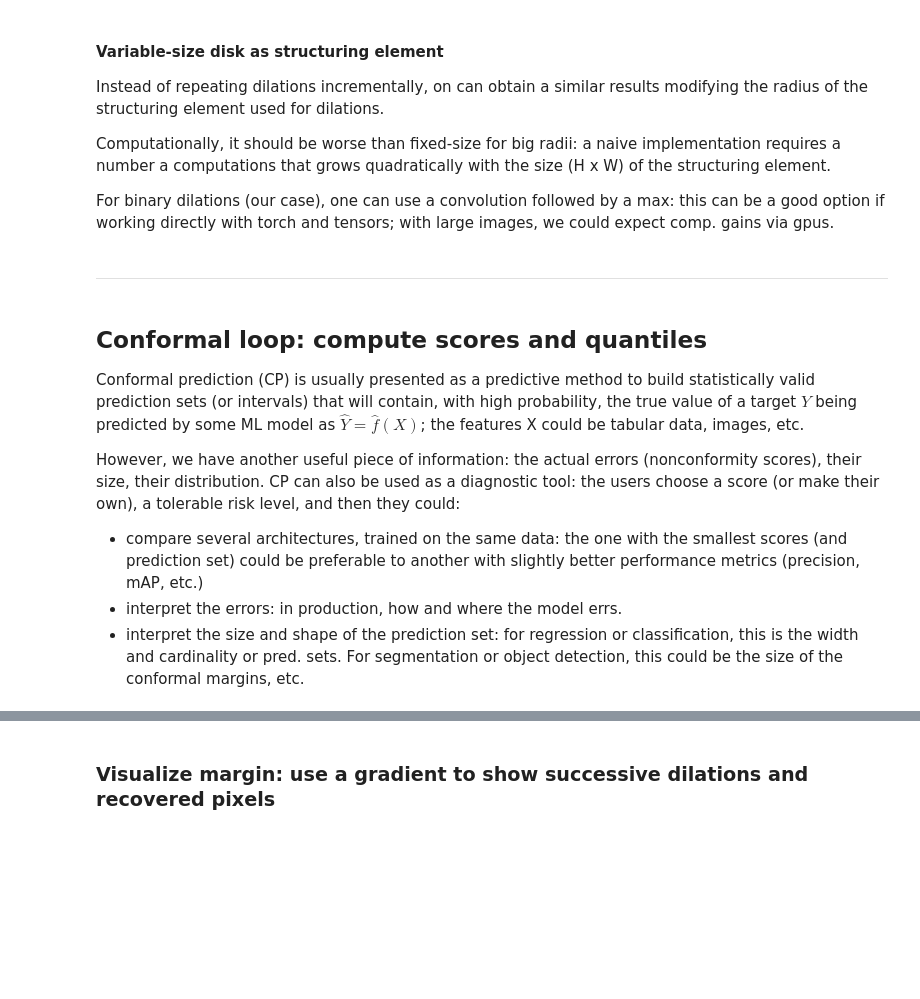
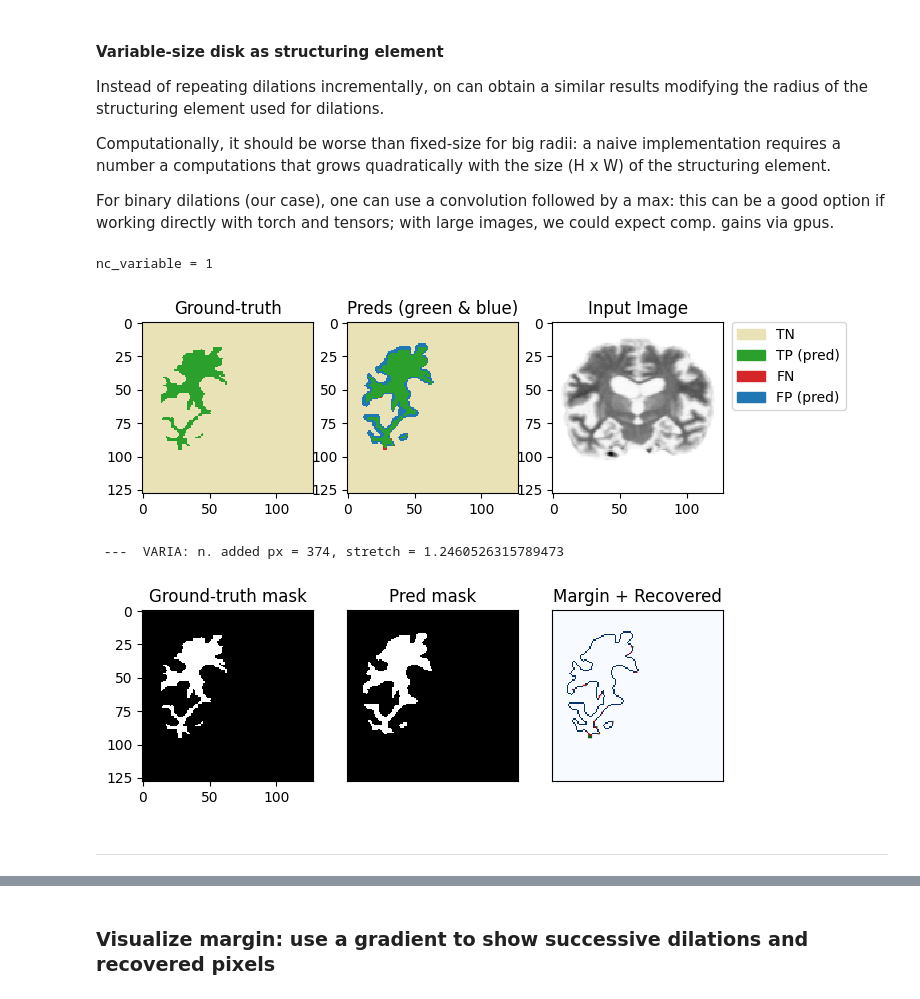
Before and after one commit to deel-ai-papers/consema, a Jupyter notebook: notebooks/n202_consema_oasis.ipynb, the cells around one changed output, grey strips where cells are left out. Cells and saved outputs as stored; diff of their text form; code cells hidden in the pictures; blank space fills up the shorter version.

```diff
--- a/notebooks/n202_consema_oasis.ipynb
+++ b/notebooks/n202_consema_oasis.ipynb
@@ -278,27 +299,27 @@ Computationally, it should be worse than fixed-size for big radii: a naive imple
 For binary dilations (our case), one can use a convolution followed by a max: this can be a good option if working directly with torch and tensors; with large images, we could expect comp. gains via gpus.
 # %%
 ## 2. Variable disk
-nc_variable, dilated_mask_variable = dilation_score_variable_disk(
+nc_variable = dilation_score_variable_disk(
     gt_mask_=bintruth[0],
     pred_mask_=binpred[0],
     se_params_=se_params,
     coverage_threshold=cov_threshold,
+)
+dilated_mask_variable = operator_dilation_disk_radius(
+    input_mask=binpred[0],
+    operator_parameter=nc_variable,
+    se_params_=se_params,
 )
 print(f"{nc_variable = }")
 visualize_false_negatives(calib_images[idx_][0], bintruth[0], dilated_mask_variable)
 
 metrics = dilation_metrics(dilated_mask_variable, binpred[0])
 print(f" ---  VARIA: n. added px = {metrics[0]}, stretch = {metrics[1]}")
 plot_margin_and_recovered(binpred[0], bintruth[0], dilated_mask_variable)
+# %% [output]
+nc_variable = 1
+[figure, added]
+ ---  VARIA: n. added px = 374, stretch = 1.2460526315789473
+[figure, added]
 # %% [markdown]
 ---
-# %% [markdown]
-## Conformal loop: compute scores and quantiles
-
-Conformal prediction (CP) is usually presented as a predictive method to build statistically valid prediction sets (or intervals) that will contain, with high probability, the true value of a target $Y$ being predicted by some ML model as $\hat{Y} = \hat{f}(X)$; the features X could be tabular data, images, etc.
-
-However, we have another useful piece of information: the actual errors (nonconformity scores), their size, their distribution.
-CP can also be used as a diagnostic tool: the users choose a score (or make their own), a tolerable risk level, and then they could:
-- compare several architectures, trained on the same data: the one with the smallest scores (and prediction set) could be preferable to another with slightly better performance metrics (precision, mAP, etc.)
-- interpret the errors: in production, how and where the model errs.
-- interpret the size and shape of the prediction set: for regression or classification, this is the width and cardinality or pred. sets. For segmentation or object detection, this could be the size of the conformal margins, etc.
```
Also changed, not shown: parts of 19 cells of this notebook, 6 other files.
